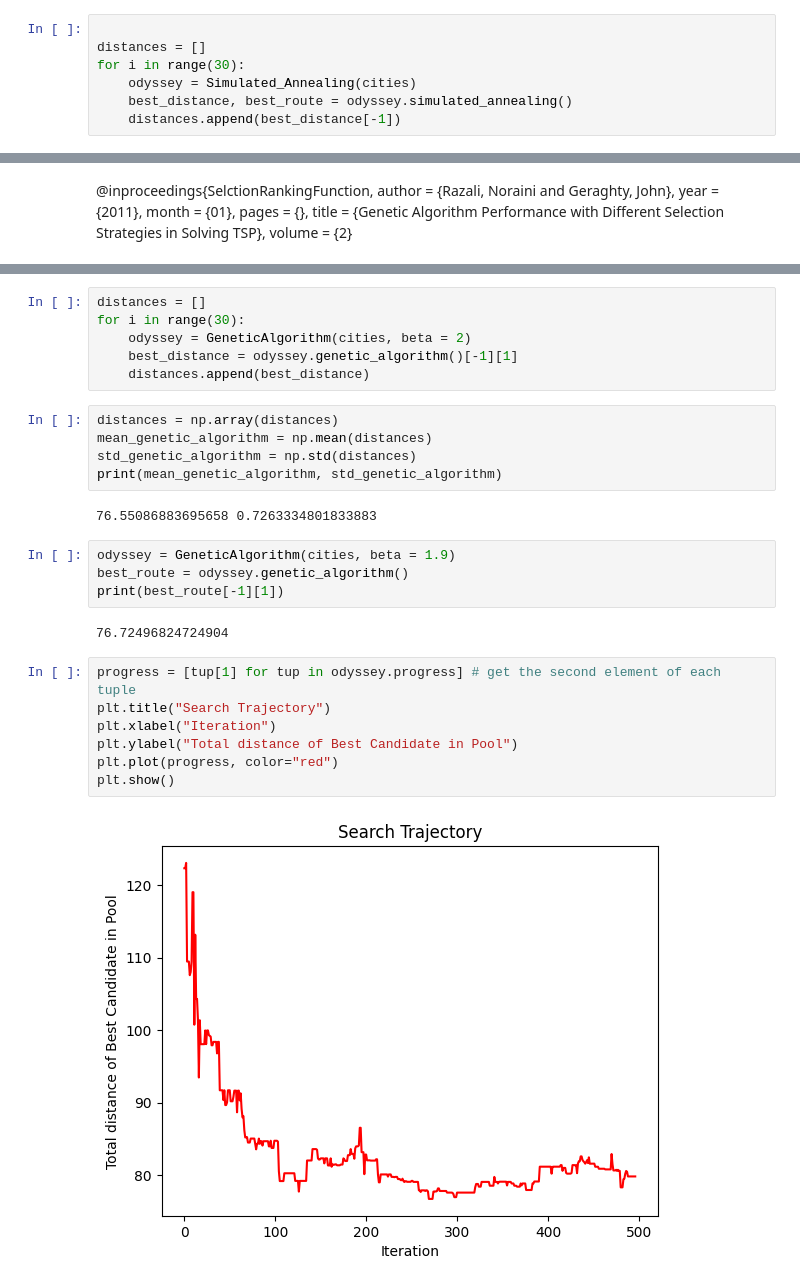
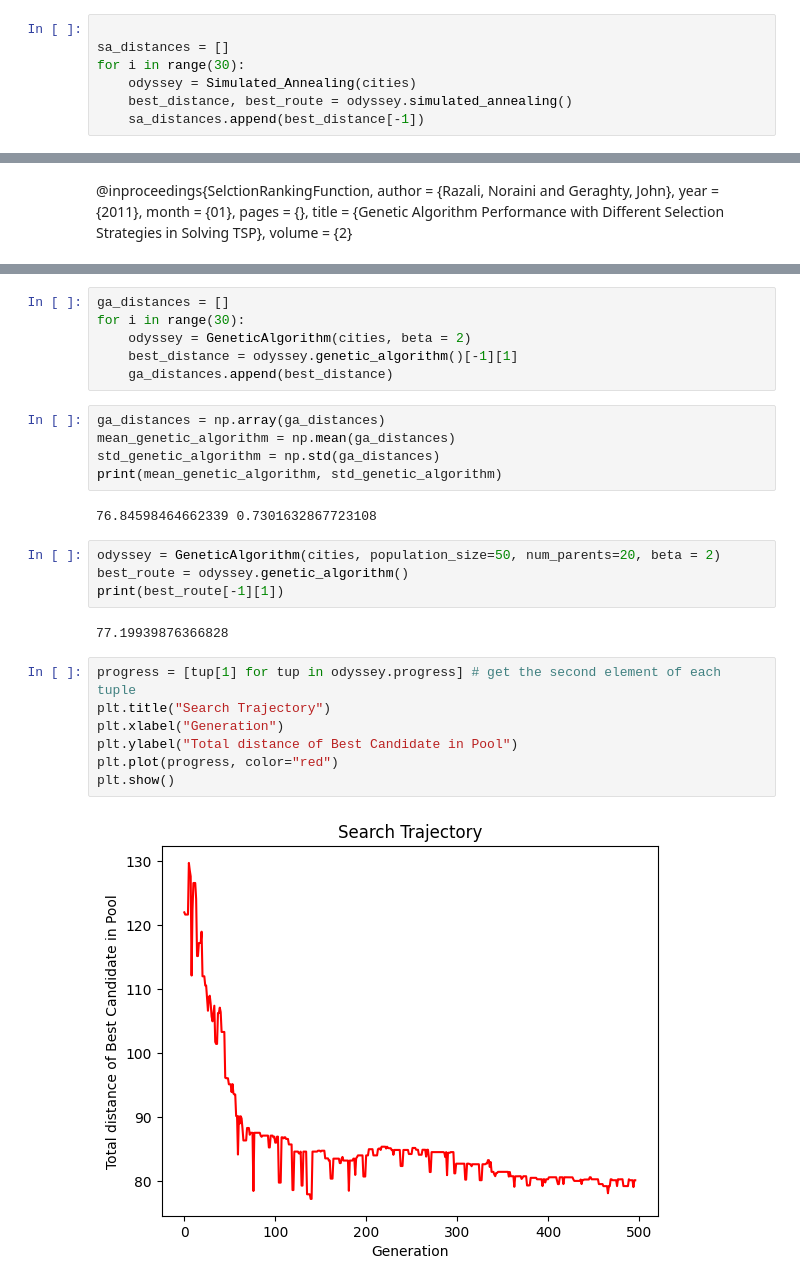
Before and after one commit to JackMortimer/Odyssey-Travelling-Salesman-Problem, a Jupyter notebook: OdysseyTSP.ipynb, the cells around one changed output, grey strips where cells are left out. Drawn from its saved outputs; the diff is of its cells as text.

```diff
--- a/OdysseyTSP.ipynb
+++ b/OdysseyTSP.ipynb
@@ -150,8 +150,8 @@ plt.show()
 # %%
 
-distances = []
+sa_distances = []
 for i in range(30):
     odyssey = Simulated_Annealing(cities)
     best_distance, best_route = odyssey.simulated_annealing()
-    distances.append(best_distance[-1])
+    sa_distances.append(best_distance[-1])
 # %%
@@ -244,33 +244,33 @@ class GeneticAlgorithm:
             iter += 1
         return best_route
 # %%
-distances = []
+ga_distances = []
 for i in range(30):
     odyssey = GeneticAlgorithm(cities, beta = 2)
     best_distance = odyssey.genetic_algorithm()[-1][1]
-    distances.append(best_distance)
+    ga_distances.append(best_distance)
 # %%
-distances = np.array(distances)
-mean_genetic_algorithm = np.mean(distances)
-std_genetic_algorithm = np.std(distances)
+ga_distances = np.array(ga_distances)
+mean_genetic_algorithm = np.mean(ga_distances)
+std_genetic_algorithm = np.std(ga_distances)
 print(mean_genetic_algorithm, std_genetic_algorithm)
 # %% [output]
-76.55086883695658 0.7263334801833883
+76.84598464662339 0.7301632867723108
 # %%
-odyssey = GeneticAlgorithm(cities, beta = 1.9)
+odyssey = GeneticAlgorithm(cities, population_size=50, num_parents=20, beta = 2)
 best_route = odyssey.genetic_algorithm()
 print(best_route[-1][1])
 # %% [output]
-76.72496824724904
+77.19939876366828
 # %%
 progress = [tup[1] for tup in odyssey.progress] # get the second element of each tuple
 plt.title("Search Trajectory")
-plt.xlabel("Iteration")
+plt.xlabel("Generation")
 plt.ylabel("Total distance of Best Candidate in Pool")
 plt.plot(progress, color="red")
 plt.show()
 # %% [output]
-[figure, old version]
+[figure, new version]
 # %%
 best_distances = [tup[1] for tup in best_route]
 plt.title("Best Found Distance by Number of Improvements")
```
Also changed, not shown: parts of 13 cells of this notebook.
